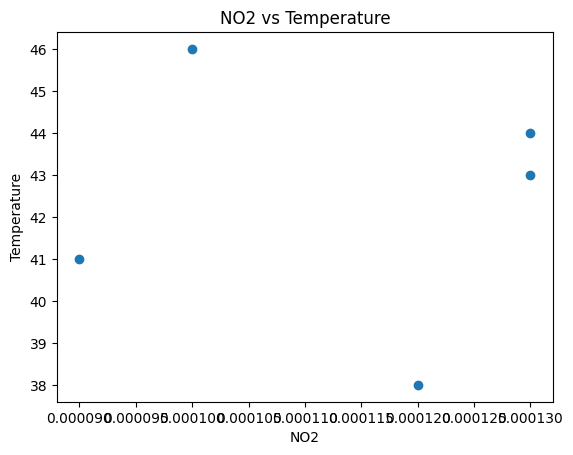
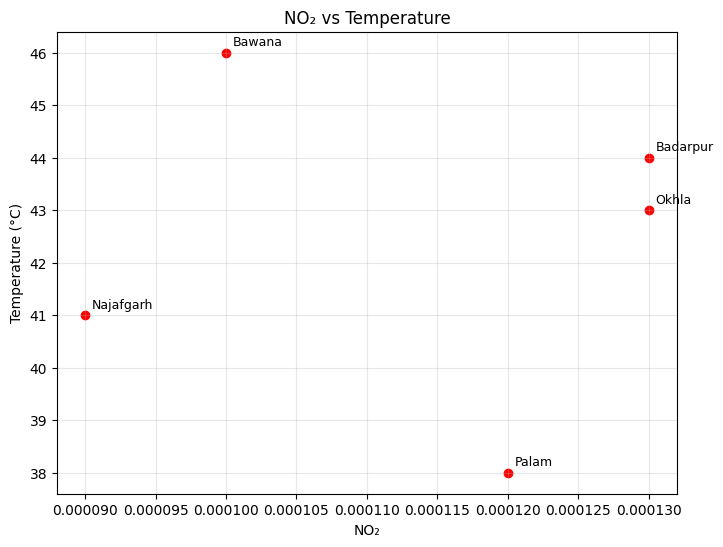
The change to this notebook cell's code, shown as a diff; its figure went from the first image to the second:
--- before
+++ after
@@ -1,7 +1,23 @@
-plt.figure()
-plt.scatter(df["NO2"], df["Temperature"])
-plt.xlabel("NO2")
-plt.ylabel("Temperature")
-plt.title("NO2 vs Temperature")
+import matplotlib.pyplot as plt
+
+plt.figure(figsize=(8, 6))
+
+plt.scatter(df["NO2"], df["Temperature"], color="red")
+
+# Add location names
+for _, row in df.iterrows():
+    plt.annotate(
+        row["Location"],
+        (row["NO2"], row["Temperature"]),
+        xytext=(5, 5),          # Offset from the point
+        textcoords="offset points",
+        fontsize=9
+    )
+
+plt.xlabel("NO₂")
+plt.ylabel("Temperature (°C)")
+plt.title("NO₂ vs Temperature")
+
+plt.grid(alpha=0.3)
 
 plt.savefig("graphs/no2_vs_temp.png", dpi=300, bbox_inches="tight")

Commit: names of locations added on graph